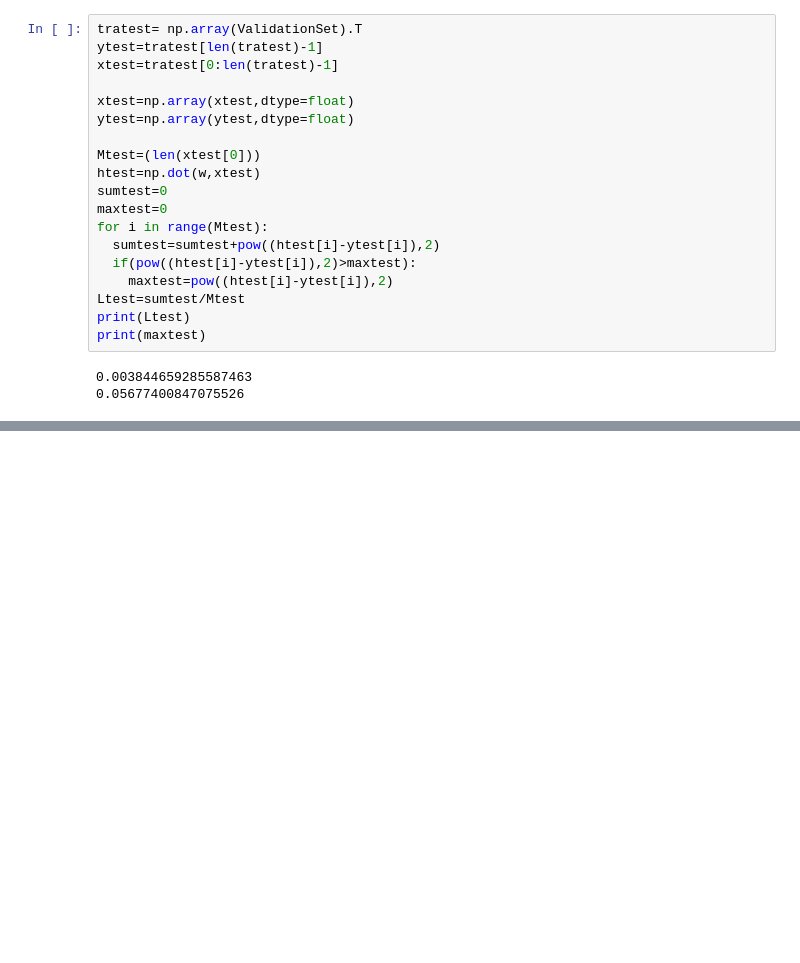
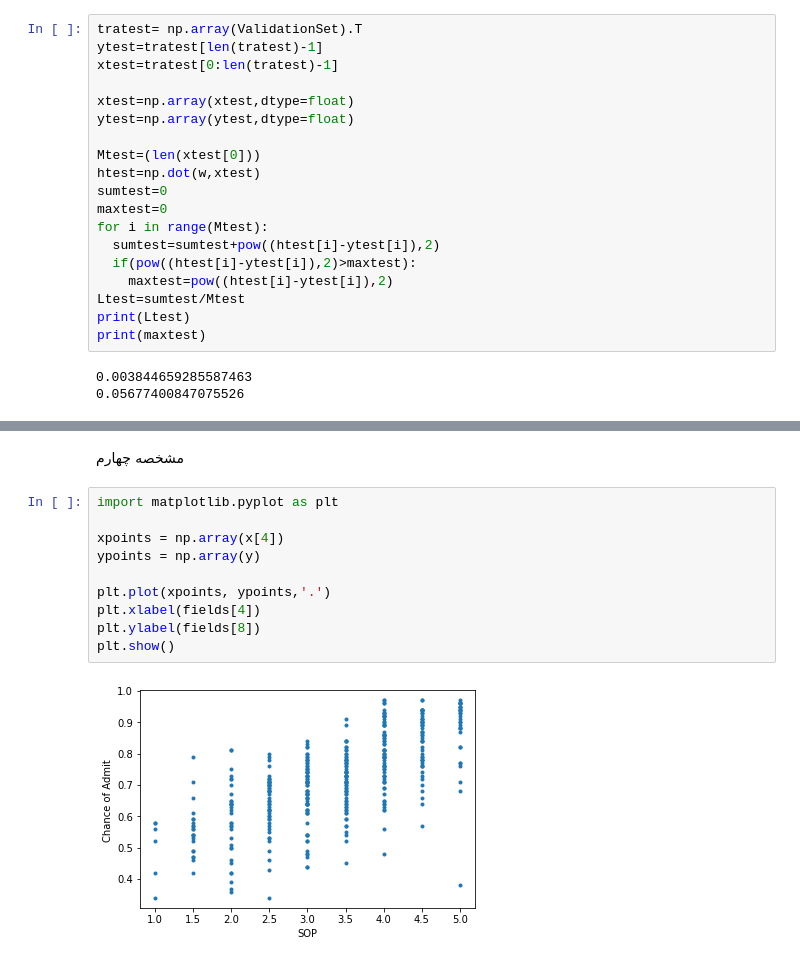
Before and after one commit to alirezakhaleghianaghizi/breakbreakerC-_SDL, a Jupyter notebook: Welcome_To_Colaboratory.ipynb, the cells around one changed output, grey strips where cells are left out. Cells and saved outputs as stored; diff of their text form; blank space fills up the shorter version.

```diff
--- a/Welcome_To_Colaboratory.ipynb
+++ b/Welcome_To_Colaboratory.ipynb
@@ -125,0 +170,14 @@ print(maxtest)
+# %% [markdown]
+مشخصه چهارم
+# %%
+import matplotlib.pyplot as plt
+
+xpoints = np.array(x[4])
+ypoints = np.array(y)
+
+plt.plot(xpoints, ypoints,'.')
+plt.xlabel(fields[4])
+plt.ylabel(fields[8])
+plt.show()
+# %% [output]
+[figure, added]
```
Also changed, not shown: parts of 15 cells of this notebook.
